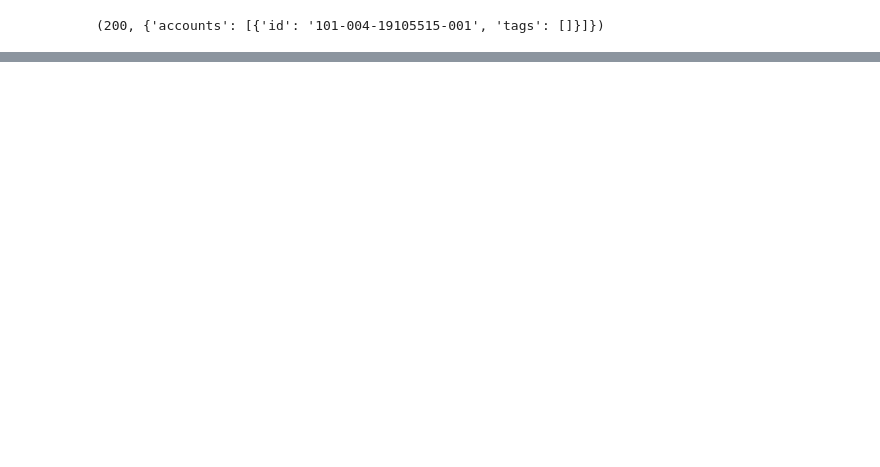
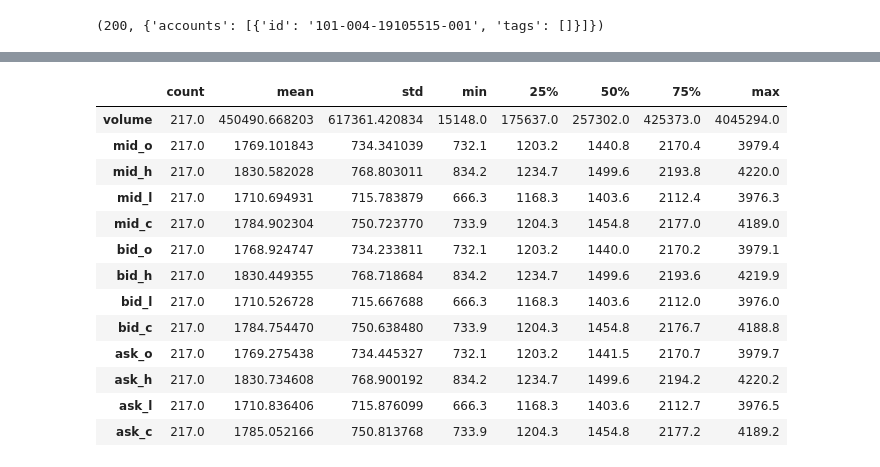
Before and after one commit to camiloblanco/AlgoTrading, a Jupyter notebook: 5_dev/04_White_Robot/White_Robot_V_1_0.ipynb, the cells around one changed output, grey strips where cells are left out. Saved outputs shown, nothing was run; the diff lists cells and outputs as text; code cells hidden in the pictures; blank space fills up the shorter version.

```diff
--- a/5_dev/04_White_Robot/White_Robot_V_1_0.ipynb
+++ b/5_dev/04_White_Robot/White_Robot_V_1_0.ipynb
@@ -28,0 +70,20 @@ candle_data.head()
+# %%
+# Describe the date
+index_stats = candle_data.describe()
+index_stats = index_stats.transpose()
+index_stats
+# %% [output]
+|  | count | mean | std | min | 25% | 50% | 75% | max |
+| volume | 217.0 | 450490.668203 | 617361.420834 | 15148.0 | 175637.0 | 257302.0 | 425373.0 | 4045294.0 |
+| mid_o | 217.0 | 1769.101843 | 734.341039 | 732.1 | 1203.2 | 1440.8 | 2170.4 | 3979.4 |
+| mid_h | 217.0 | 1830.582028 | 768.803011 | 834.2 | 1234.7 | 1499.6 | 2193.8 | 4220.0 |
+| mid_l | 217.0 | 1710.694931 | 715.783879 | 666.3 | 1168.3 | 1403.6 | 2112.4 | 3976.3 |
+| mid_c | 217.0 | 1784.902304 | 750.723770 | 733.9 | 1204.3 | 1454.8 | 2177.0 | 4189.0 |
+| bid_o | 217.0 | 1768.924747 | 734.233811 | 732.1 | 1203.2 | 1440.0 | 2170.2 | 3979.1 |
+| bid_h | 217.0 | 1830.449355 | 768.718684 | 834.2 | 1234.7 | 1499.6 | 2193.6 | 4219.9 |
+| bid_l | 217.0 | 1710.526728 | 715.667688 | 666.3 | 1168.3 | 1403.6 | 2112.0 | 3976.0 |
+| bid_c | 217.0 | 1784.754470 | 750.638480 | 733.9 | 1204.3 | 1454.8 | 2176.7 | 4188.8 |
+| ask_o | 217.0 | 1769.275438 | 734.445327 | 732.1 | 1203.2 | 1441.5 | 2170.7 | 3979.7 |
+| ask_h | 217.0 | 1830.734608 | 768.900192 | 834.2 | 1234.7 | 1499.6 | 2194.2 | 4220.2 |
+| ask_l | 217.0 | 1710.836406 | 715.876099 | 666.3 | 1168.3 | 1403.6 | 2112.7 | 3976.5 |
+| ask_c | 217.0 | 1785.052166 | 750.813768 | 733.9 | 1204.3 | 1454.8 | 2177.2 | 4189.2 |
```
Also changed, not shown: parts of 8 cells of this notebook, 1 other file.
